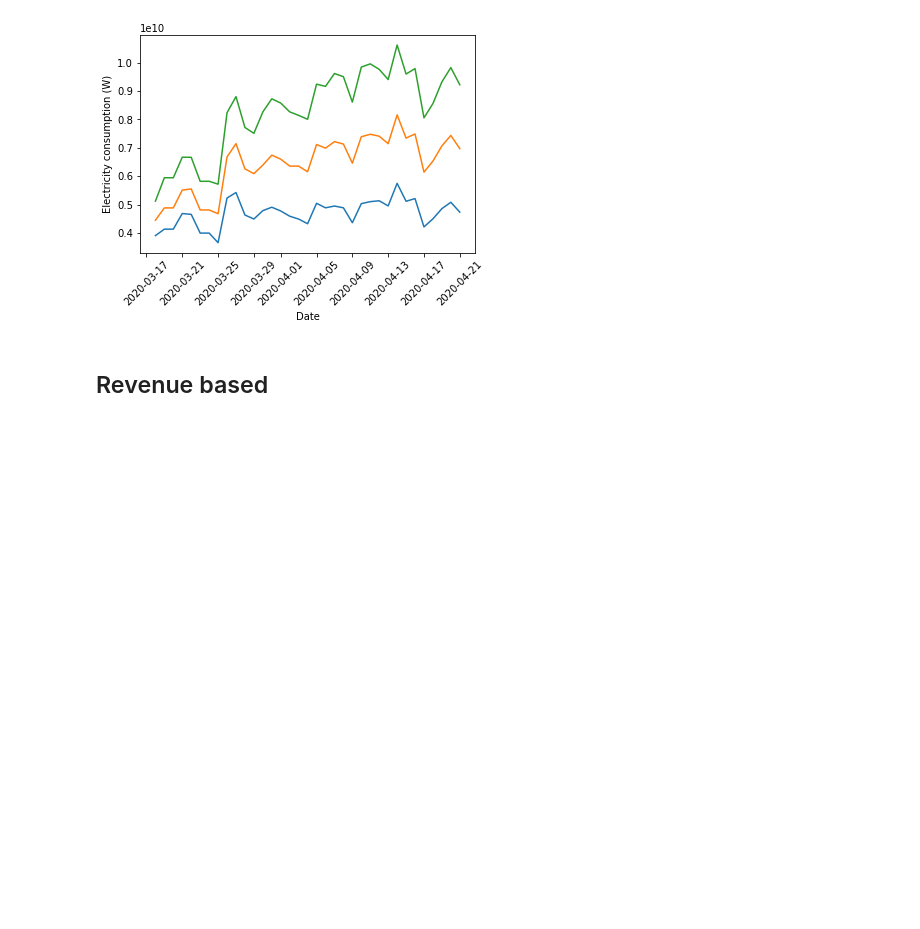
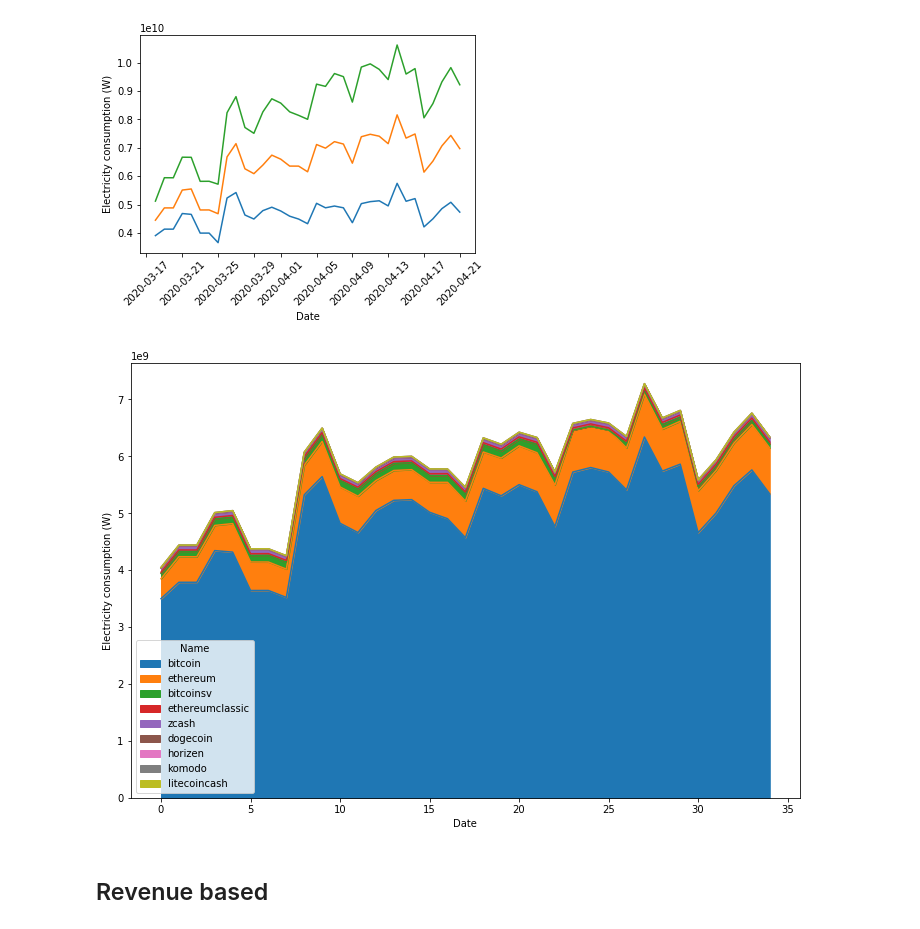
Before and after one commit to Lukasdeloose/sustainable_blockchain, a Jupyter notebook: data_analysis/energy_consumption.ipynb, the cells around one changed output. Saved outputs shown, nothing was run; the diff lists cells and outputs as text; code cells hidden in the pictures; blank space fills up the shorter version.

Commit message:
add stacked energy plot

```diff
--- a/data_analysis/energy_consumption.ipynb
+++ b/data_analysis/energy_consumption.ipynb
@@ -429,6 +429,13 @@ plt.xlabel("Date")
 plt.show()
 # %% [output]
 [figure]
+# %%
+coin_hardware_date['estimate'].transpose().plot.area(figsize=(12,8))
+plt.ylabel("Electricity consumption (W)")
+plt.xlabel("Date")
+plt.show()
+# %% [output]
+[figure, added]
 # %% [markdown]
 ## Revenue based
 # %%
```
Also changed, not shown: parts of 6 cells of this notebook.
